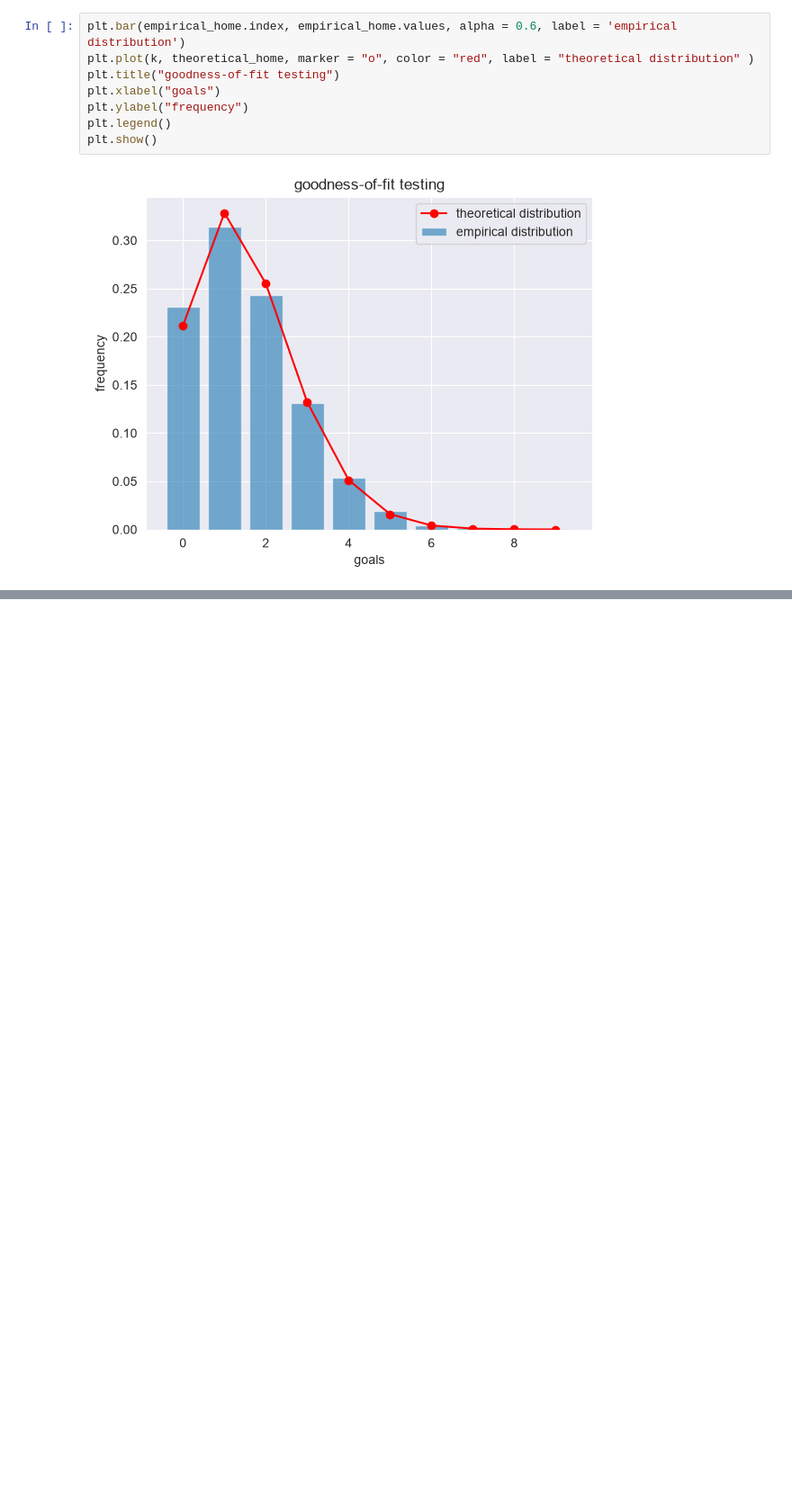
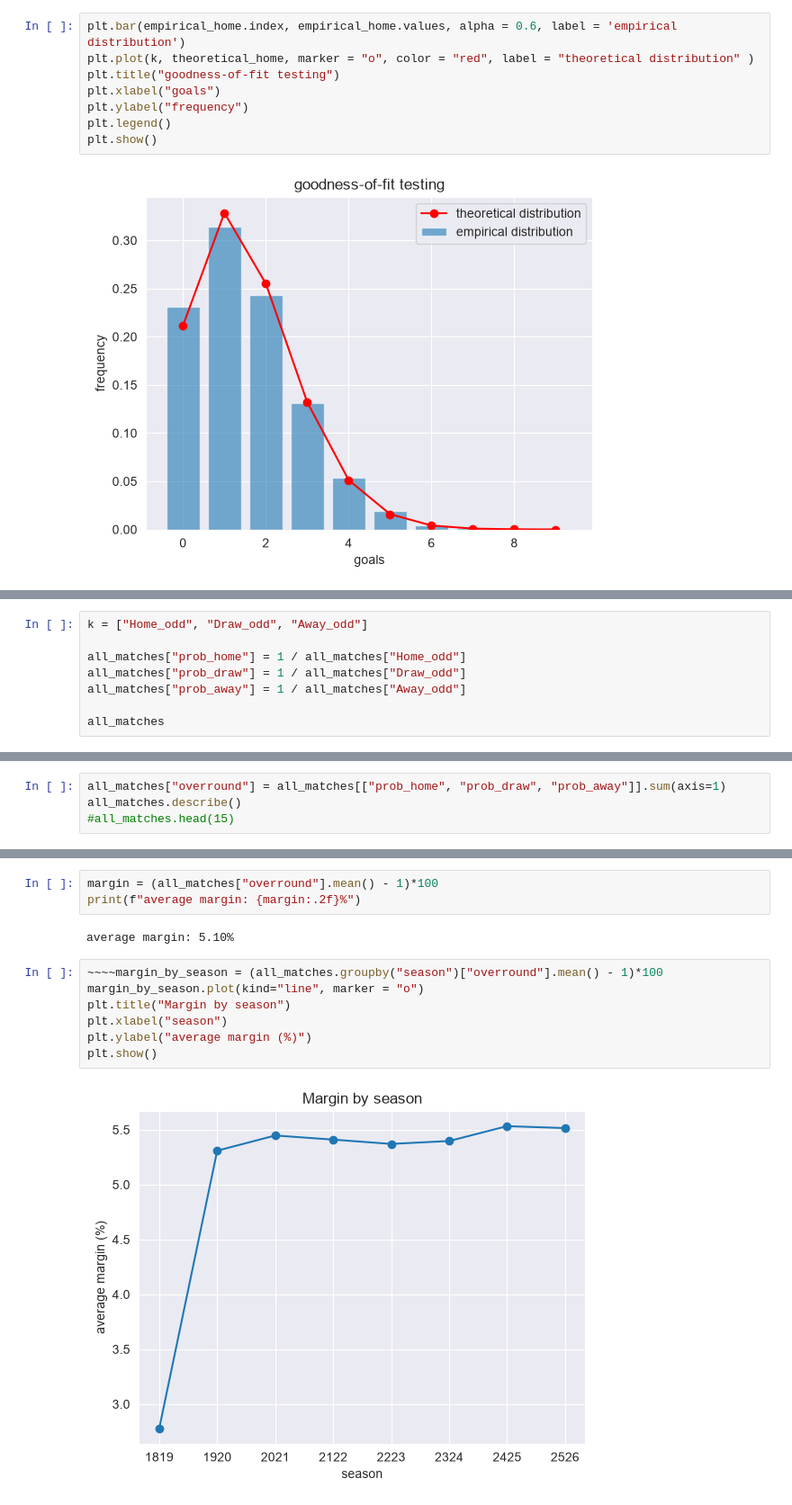
Before and after one commit to Przemsky403290/football_poisson_model___, a Jupyter notebook: notebooks/02_exploration.ipynb, the cells around one changed output, grey strips where cells are left out. Shown at 90% size. Drawn from its saved outputs; the diff is of its cells as text; blank space fills up the shorter version.

```diff
--- a/notebooks/02_exploration.ipynb
+++ b/notebooks/02_exploration.ipynb
@@ -200,0 +234,8 @@ def plot_poisson_fit(goals, title):
+# %%
+k = ["Home_odd", "Draw_odd", "Away_odd"]
+
+all_matches["prob_home"] = 1 / all_matches["Home_odd"]
+all_matches["prob_draw"] = 1 / all_matches["Draw_odd"]
+all_matches["prob_away"] = 1 / all_matches["Away_odd"]
+
+all_matches
@@ -200,0 +256,4 @@ def plot_poisson_fit(goals, title):
+# %%
+all_matches["overround"] = all_matches[["prob_home", "prob_draw", "prob_away"]].sum(axis=1)
+all_matches.describe()
+#all_matches.head(15)
@@ -200,0 +270,14 @@ def plot_poisson_fit(goals, title):
+# %%
+margin = (all_matches["overround"].mean() - 1)*100
+print(f"average margin: {margin:.2f}%")
+# %% [output]
+average margin: 5.10%
+# %%
+~~~~margin_by_season = (all_matches.groupby("season")["overround"].mean() - 1)*100
+margin_by_season.plot(kind="line", marker = "o")
+plt.title("Margin by season")
+plt.xlabel("season")
+plt.ylabel("average margin (%)")
+plt.show()
+# %% [output]
+[figure, added]
```
Also changed, not shown: parts of 11 cells of this notebook.
